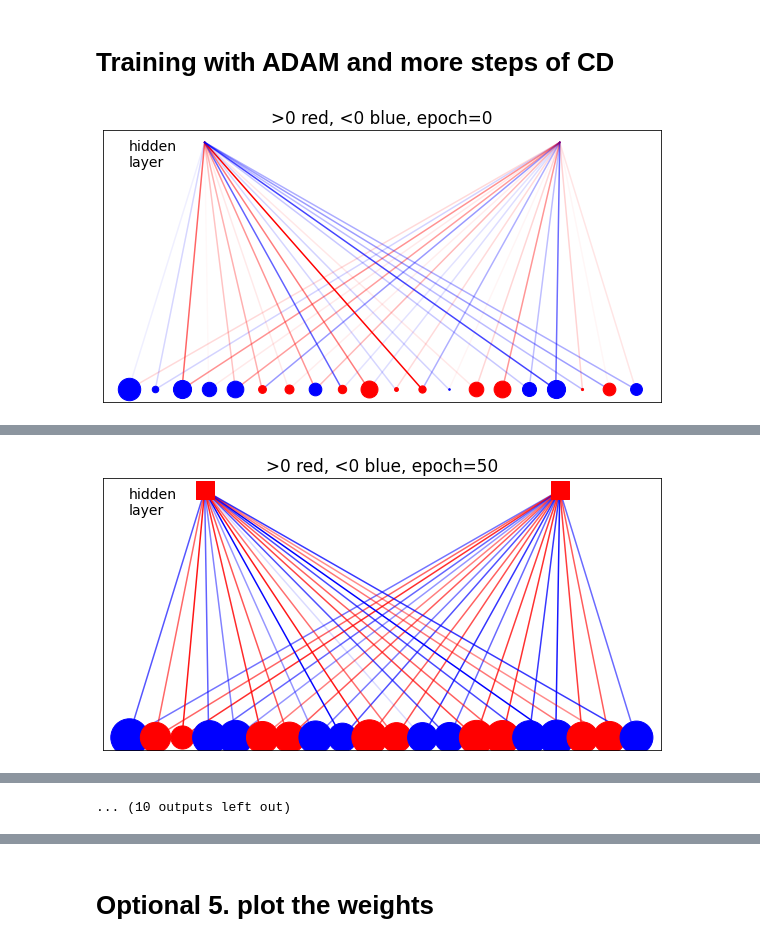
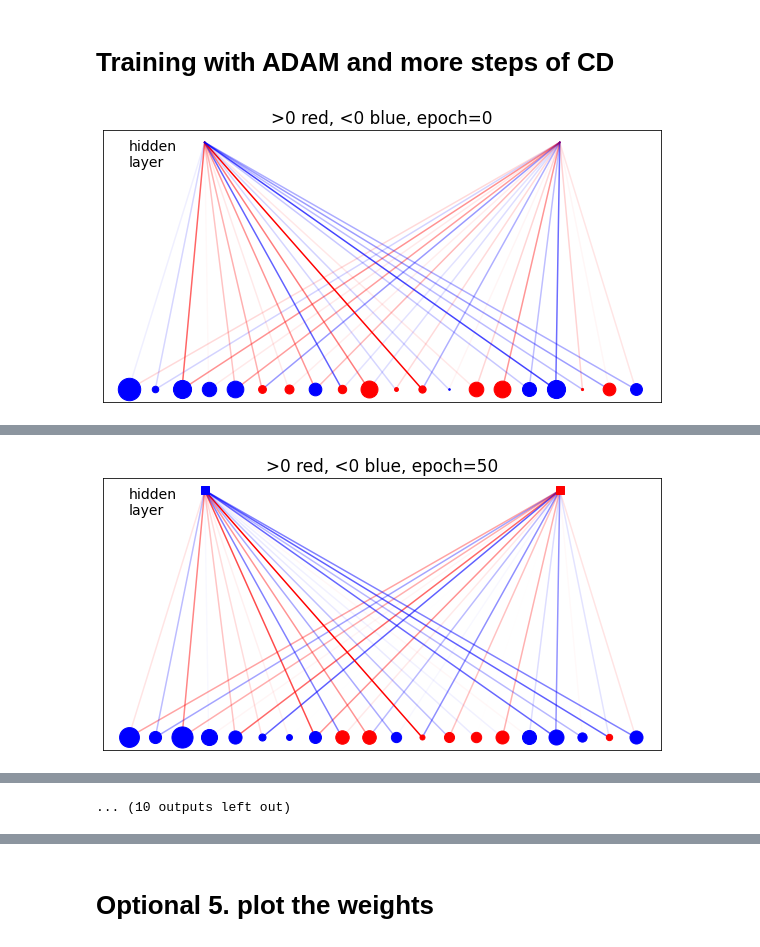
Before and after one commit to isottongloria/LCP-MODULE_B, a Jupyter notebook: RBM_23-point_4+2+3.ipynb, the cells around one changed output, grey strips where cells are left out. Drawn from its saved outputs; the diff is of its cells as text; code cells hidden in the pictures.

Commit message:
Added energies
optimizer = ADAM + rmsprop

```diff
--- a/RBM_23-point_4+2+3.ipynb
+++ b/RBM_23-point_4+2+3.ipynb
@@ -172,6 +172,6 @@ def activate(v_in,wei,bias,DE,info=False):
         print('output=',v_out)
     return v_out
 
-k = 9
+k = 4
 activate(v[k],w,b,GAP,info=True)
 # %% [output]
@@ -203,7 +203,7 @@ In this way, I generate 4 blocks at a time of the new "fantasy" vector (so I do
 s = np.array([[0,0,0,1],[0,0,1,0],[0,1,0,0],[1,0,0,0]])
 vtest = np.array([0,0,1,0,1,0,0,0,0,0,1,0,0,1,0,0,0,0,1,0])
 print(vtest)
-htest = np.array([0, 1])
+htest = np.array([0, 0])
 
 
 def activate_back(v,h,w,a,k,steps):
@@ -213,10 +213,10 @@ def activate_back(v,h,w,a,k,steps):
     for i in range(0,20,4):
         for j in range(len(s)):
             if np.array_equiv(v[i:i+4],s[j])==True:
-                local_f = a[i:i+4]+np.dot(h,w[:,i:i+4])
+                local_f = a[i:i+4]+np.dot(w[i:i+4,:],h)
                 e[j]+= np.dot(local_f,v[i:i+4])
-    b = exp(e)
-    p = b/b.sum()
+    bol = exp(-e)
+    p = bol/bol.sum()
     #print(p)
     cprob = np.zeros(4)
     cprob[0] = p[0]
@@ -235,7 +235,7 @@ def activate_back(v,h,w,a,k,steps):
         if cprob[2]<x<=cprob[3]:
             vf[i:i+4]=s[3]
 
-    for i in range(0,2):
+    for i in range(0,3):
         if k == 500*i and steps==1:
             print('----initiating backward CD: k = ',k,'----')
             print('WEIGHTS[0] : ', w.T[0])
@@ -245,7 +245,7 @@ def activate_back(v,h,w,a,k,steps):
 
     return(vf,cprob)
 
-vf, cprob = activate_back(vtest,htest,w.T,a,1,1)
+vf, cprob = activate_back(vtest,htest,w,a,1,1)
 print(vf)
 print(cprob)
 # %% [output]
@@ -255,3 +257,7 @@ print(cprob)
+# %%
+def E(v,h):
+    ene = -(np.dot((np.dot(v,w)).T,h))-np.dot(a.T,v)-np.dot(b.T,h)
+    return ene
 # %% [markdown]
 # Training with ADAM and more steps of CD
 # %%
@@ -270,10 +276,17 @@ epsilon=1e-8
 m_dw, v_dw = 0, 0
 m_db, v_db = 0, 0
 m_da, v_da = 0, 0
+
+beta=0.9
+
 t=1
 
+#energies
+E_rbm = np.zeros(100)
+E_d = np.zeros(100)
+
 # minibatch
-mini, m = 500, 0
+mini, m = 1000, 0
 steps=3
 # train model
 print('===================================================')
@@ -290,8 +303,9 @@ for epoch in range(100):
         # positive CD phase: generating h
         h = activate(v[k],w,b,GAP)
         hf = h
+        vf = v[k]
         for i in range(steps):
-            vf,_ = activate_back_again(v[k],hf,w.T,a,k,i)
+            vf,_ = activate_back(vf,hf,w,a,k,i)
             # one more positive CD phase: generating fantasy h from fantasy vf
             hf = activate(vf,w,b,GAP)
         v_data  += v[k]
@@ -301,34 +315,55 @@ for epoch in range(100):
         vh_data += np.outer(v[k].T,h)
         vh_model+= np.outer(vf.T,hf)
 
+        # update energies of the state for each row
+        E_rbm[epoch] += E(vf,h)
+        E_d[epoch] += E(v[k],h)
+
         m += 1
         # minibatch
         if m==mini:
             # gradient of the likelihood: follow it along its positive direction
             # with a Adam optimizer
             dw = l_rate_m*(vh_data - vh_model)
-            da = l_rate_m*(v_data - v_model)       #removed l_rate_m (has to be used after)
+            da = l_rate_m*(v_data - v_model)
             db = l_rate_m*(h_data - h_model)
 
-            ##********update***********##
-            m_dw = beta1*m_dw + (1-beta1)*(vh_data - vh_model)
-            m_db = beta1*m_db + (1-beta1)*(h_data - h_model)
-            m_da = beta1*m_da + (1-beta1)*(v_data - v_model)
+            if epoch<=50: #ADAM
+                ##********update***********##
+                m_dw = beta1*m_dw + (1-beta1)*(vh_data - vh_model)
+                m_db = beta1*m_db + (1-beta1)*(h_data - h_model)
+                m_da = beta1*m_da + (1-beta1)*(v_data - v_model)
 
-            ## rms beta 2
-            v_dw = beta2*v_dw + (1-beta2)*((vh_data - vh_model)**2)
-            v_db = beta2*v_db + (1-beta2)*((h_data - h_model)**2)
-            v_da = beta2*v_da + (1-beta2)*((v_data - v_model)**2)
+                ## rms beta 2
+                v_dw = beta2*v_dw + (1-beta2)*((vh_data - vh_model)**2)
+                v_db = beta2*v_db + (1-beta2)*((h_data - h_model)**2)
+                v_da = beta2*v_da + (1-beta2)*((v_data - v_model)**2)
 
-            ## bias correction
-            m_dw_corr = m_dw/(1-beta1**t)
-            m_db_corr = m_db/(1-beta1**t)
-            m_da_corr = m_da/(1-beta1**t)
+                ## bias correction
+                m_dw_corr = m_dw/(1-beta1**t)
+                m_db_corr = m_db/(1-beta1**t)
+                m_da_corr = m_da/(1-beta1**t)
 
-            v_dw_corr = v_dw/(1-beta2**t)
-            v_db_corr = v_db/(1-beta2**t)
-            v_da_corr = v_da/(1-beta2**t)
+                v_dw_corr = v_dw/(1-beta2**t)
+                v_db_corr = v_db/(1-beta2**t)
+                v_da_corr = v_da/(1-beta2**t)
 
+                ## update weights and biases
+                w = w - l_rate_m*(m_dw_corr/(np.sqrt(v_dw_corr)+epsilon))
+                b = b - l_rate_m*(m_db_corr/(np.sqrt(v_db_corr)+epsilon))
+                a = a - l_rate_m*(m_da_corr/(np.sqrt(v_da_corr)+epsilon))
+                m=0
+                t=t+1 #update the time
+
+            else: #RMSprop
+                v_dw = beta*v_dw + (1-beta)*((vh_data - vh_model)**2)
+                v_db = beta*v_db + (1-beta)*((h_data - h_model)**2)
+                v_da = beta*v_da + (1-beta)*((v_data - v_model)**2)
+                w = w - l_rate_m*((vh_data - vh_model)/(np.sqrt(v_dw+epsilon)))
+                b = b - l_rate_m*((h_data - h_model)/(np.sqrt(v_db+epsilon)))
+                a = a - l_rate_m*((v_data - v_model)/(np.sqrt(v_da+epsilon)))
+
+                m=0
 
             if epoch%10==9 and k<=mini:
                 print('----------- epoch =',epoch,'  k=',k,'  m=',m)
@@ -338,13 +373,8 @@ for epoch in range(100):
                 print('vh_data \n', vh_data, '\n')
                 print('vh_model \n',vh_model)
 
-            ## update weights and biases
-            w = w - l_rate_m*(m_dw_corr/(np.sqrt(v_dw_corr)+epsilon))
-            b = b - l_rate_m*(m_db_corr/(np.sqrt(v_db_corr)+epsilon))
-            a = a - l_rate_m*(m_da_corr/(np.sqrt(v_da_corr)+epsilon))
-            m=0
-            t=t+1 #update the time
-
+    #print('E_rbm = ', E_rbm)
+    #print('E_data = ', E_d)
     # randomize the order of input data
     np.random.shuffle(v)
     # decrease the learning rate (here as a power law)
@@ -446,3 +476,3 @@ CUMULATIVE PROBABILITY :  [8.17355180e-08 9.80177294e-01 9.99999811e-01 1.000000
-[figure, old version]
+[figure, new version]
 l_rate =  0.6666666666666671
 ----initiating backward CD: k =  0 ----
```
Also changed, not shown: parts of 10 cells of this notebook.
